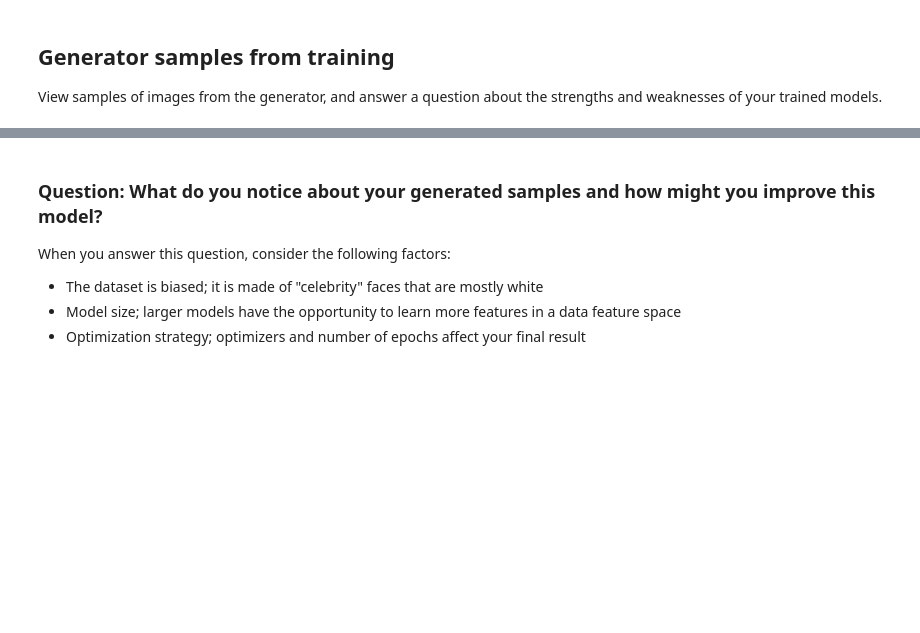
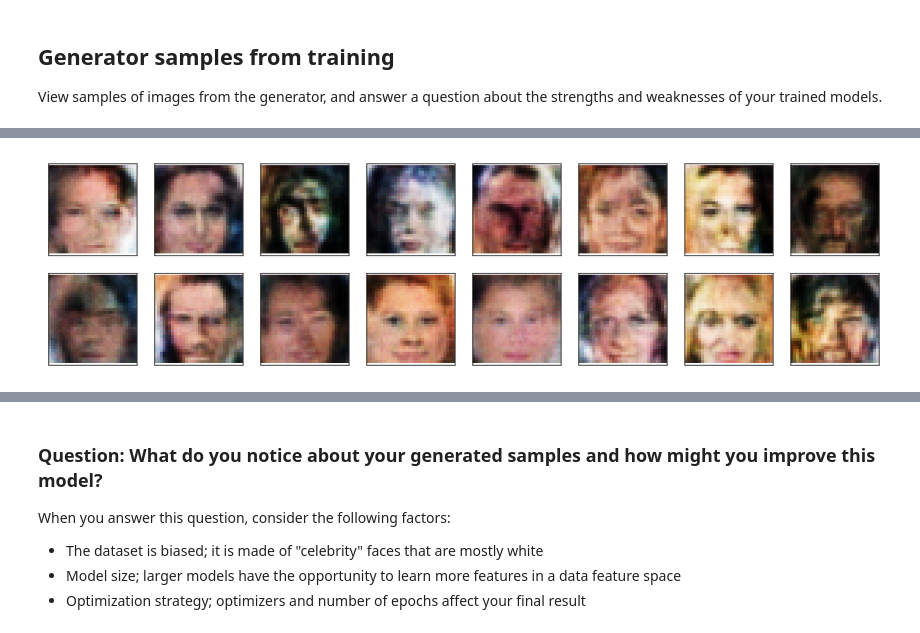
Before and after one commit to superkostya/deep-learning-v2-pytorch, a Jupyter notebook: project-face-generation/dlnd_face_generation.ipynb, the cells around one changed output, grey strips where cells are left out. Saved outputs shown, nothing was run; the diff lists cells and outputs as text; code cells hidden in the pictures; blank space fills up the shorter version.

```diff
--- a/project-face-generation/dlnd_face_generation.ipynb
+++ b/project-face-generation/dlnd_face_generation.ipynb
@@ -595,2 +684,4 @@ with open('train_samples.pkl', 'rb') as f:
 # %%
-_ = view_samples(-1, samples)
+_ = view_samples(0, samples)
+# %% [output]
+[figure, added]
```
Also changed, not shown: parts of 31 cells of this notebook, 1 other file.
